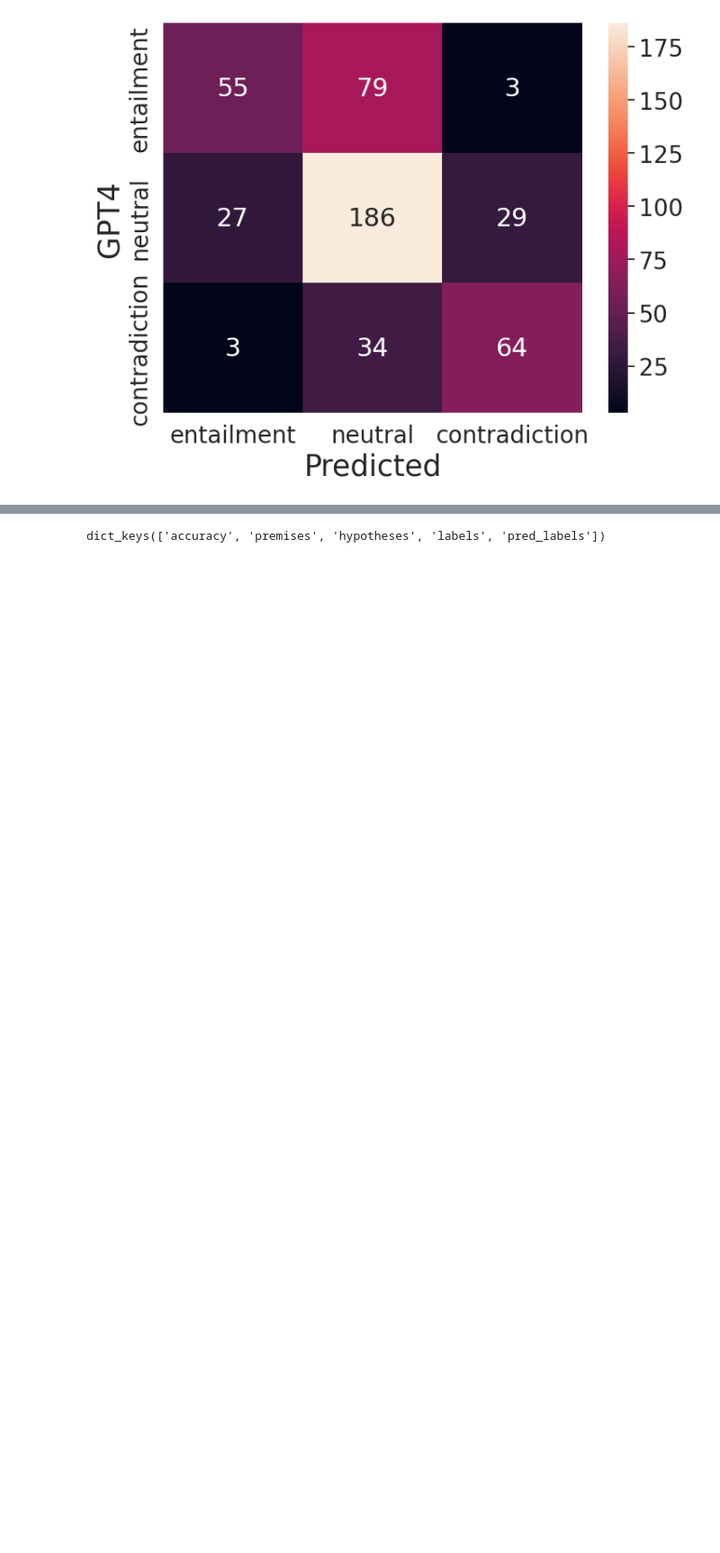
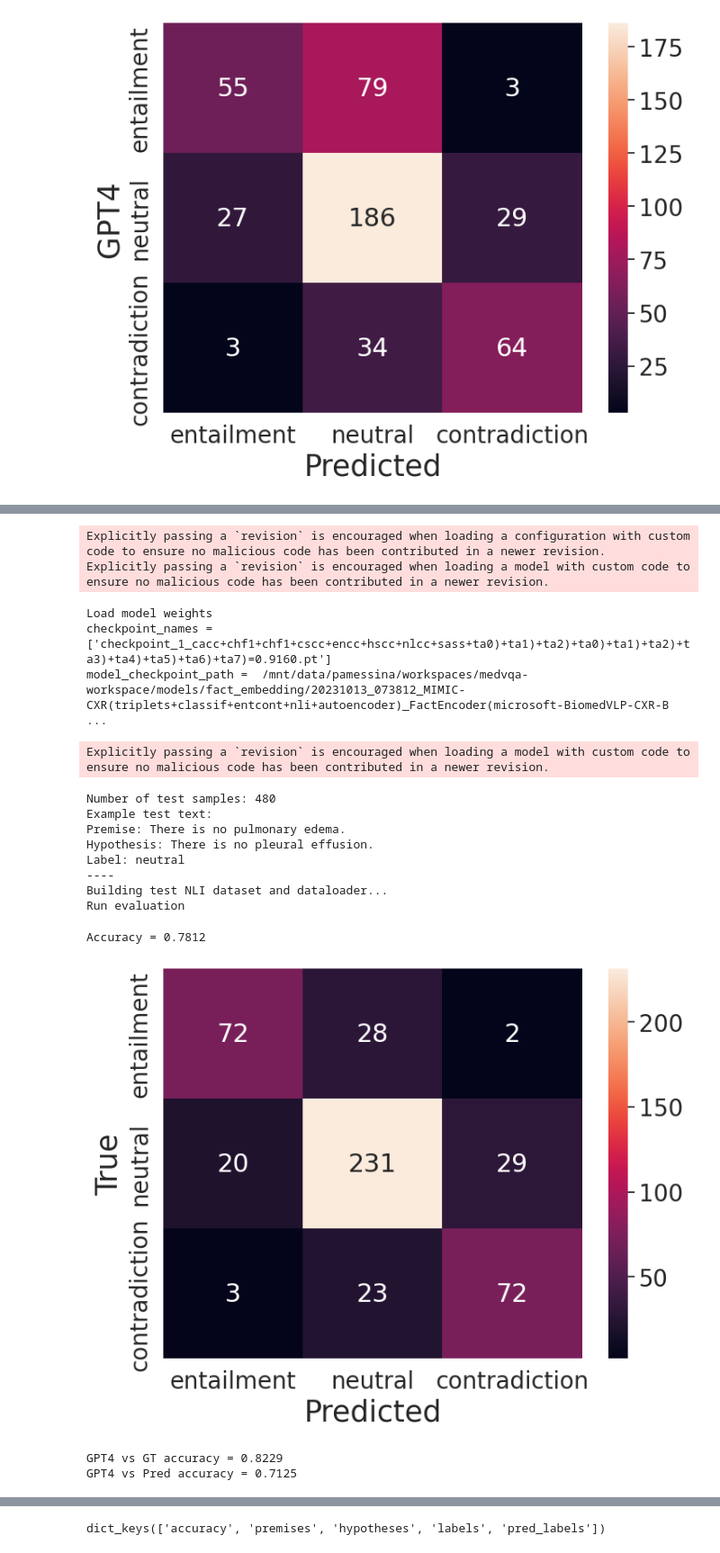
Before and after one commit to PabloMessina/MedVQA, a Jupyter notebook: medvqa/models/notebooks/Running Fact Embedding models in inference mode.ipynb, the cells around one changed output, grey strips where cells are left out. Shown at 90% size. Drawn from its saved outputs; the diff is of its cells as text; code cells hidden in the pictures; blank space fills up the shorter version.

```diff
--- a/medvqa/models/notebooks/Running Fact Embedding models in inference mode.ipynb
+++ b/medvqa/models/notebooks/Running Fact Embedding models in inference mode.ipynb
@@ -674,3 +674,16 @@ Accuracy = 0.7125
 GPT4 vs GT accuracy = 0.8229
 GPT4 vs Pred accuracy = 0.6354
 [figure]
+# %%
+from medvqa.eval_NLI import evaluate
+output = evaluate(
+    checkpoint_folder_path="/mnt/data/pamessina/workspaces/medvqa-workspace/models/fact_embedding/20231013_073812_MIMIC-CXR(triplets+classif+entcont+nli+autoencoder)_FactEncoder(microsoft-BiomedVLP-CXR-BERT-specialized)/",
+    batch_size=100,
+    num_workers=2,
+    plot_confusion_matrix=True,
+    test_mode=True,
+    compare_with_gpt4_predictions=True,
+    gpt4_predictions_path="/home/pamessina/medvqa-workspace/cache/mimiccxr/openai/gpt-4-0613_radnli_queries.jsonl",
+#     use_bert_based_nli=True,
+)
+# %% [output]
@@ -676,0 +707,18 @@ GPT4 vs Pred accuracy = 0.6354
+Explicitly passing a `revision` is encouraged when loading a configuration with custom code to ensure no malicious code has been contributed in a newer revision.
+Explicitly passing a `revision` is encouraged when loading a model with custom code to ensure no malicious code has been contributed in a newer revision.
+Load model weights
+checkpoint_names = ['checkpoint_1_cacc+chf1+chf1+cscc+encc+hscc+nlcc+sass+ta0)+ta1)+ta2)+ta0)+ta1)+ta2)+ta3)+ta4)+ta5)+ta6)+ta7)=0.9160.pt']
+model_checkpoint_path =  /mnt/data/pamessina/workspaces/medvqa-workspace/models/fact_embedding/20231013_073812_MIMIC-CXR(triplets+classif+entcont+nli+autoencoder)_FactEncoder(microsoft-BiomedVLP-CXR-B ...
+Explicitly passing a `revision` is encouraged when loading a model with custom code to ensure no malicious code has been contributed in a newer revision.
+Number of test samples: 480
+Example test text:
+Premise: There is no pulmonary edema.
+Hypothesis: There is no pleural effusion.
+Label: neutral
+----
+Building test NLI dataset and dataloader...
+Run evaluation
+Accuracy = 0.7812
+[figure, added]
+GPT4 vs GT accuracy = 0.8229
+GPT4 vs Pred accuracy = 0.7125
```
Also changed, not shown: parts of 1 cell of this notebook, 25 other files.
